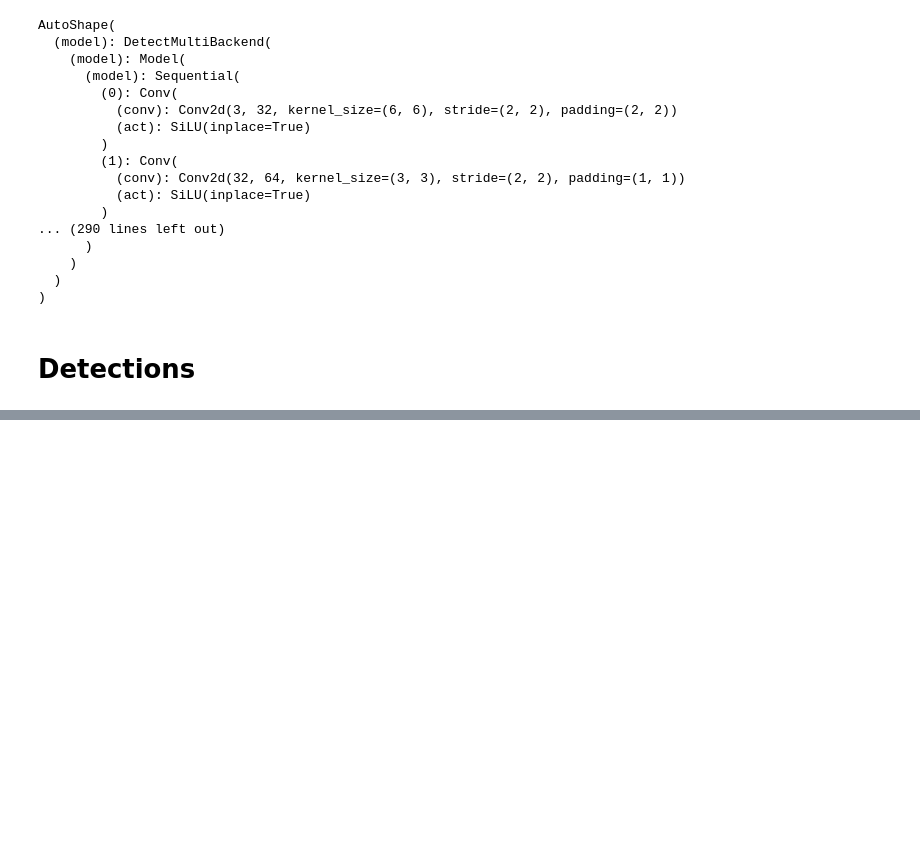
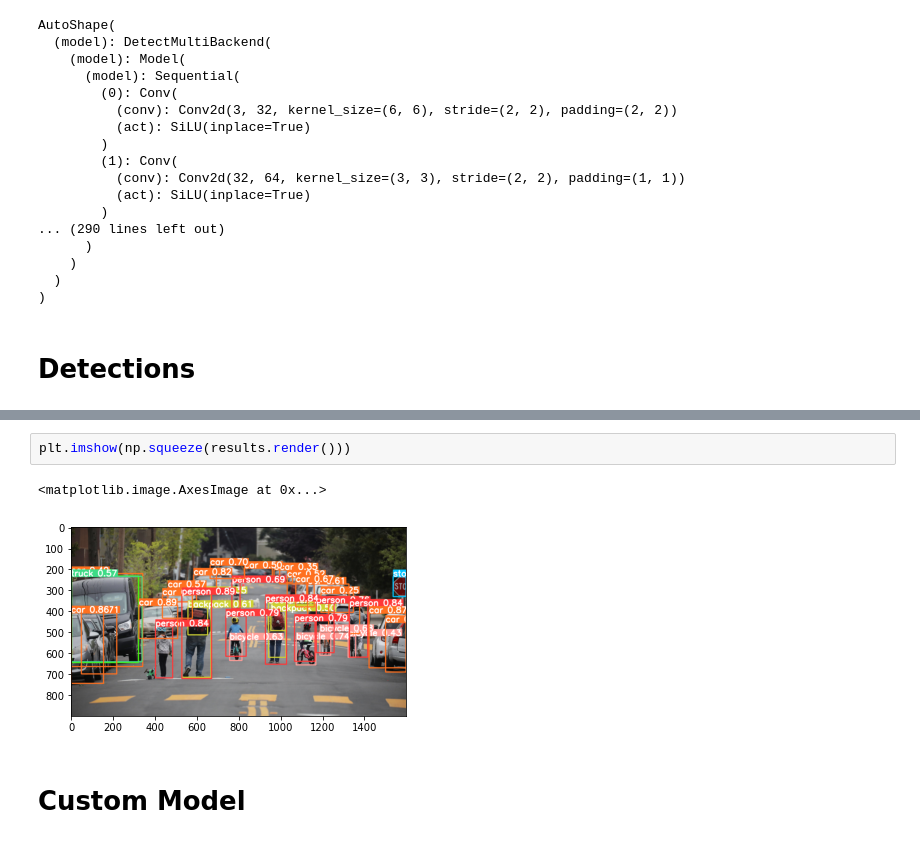
Before and after one commit to dnava1/mask-detection, a Jupyter notebook: object-detection.ipynb, the cells around one changed output, grey strips where cells are left out. Cells and saved outputs as stored; diff of their text form; blank space fills up the shorter version.

```diff
--- a/object-detection.ipynb
+++ b/object-detection.ipynb
@@ -89,0 +89,7 @@ plt.show()
+# %%
+plt.imshow(np.squeeze(results.render()))
+# %% [output]
+<matplotlib.image.AxesImage at 0x...>
+[figure, added]
+# %% [markdown]
+#  Custom Model
```
Also changed, not shown: parts of 5 cells of this notebook, 1 other file.
